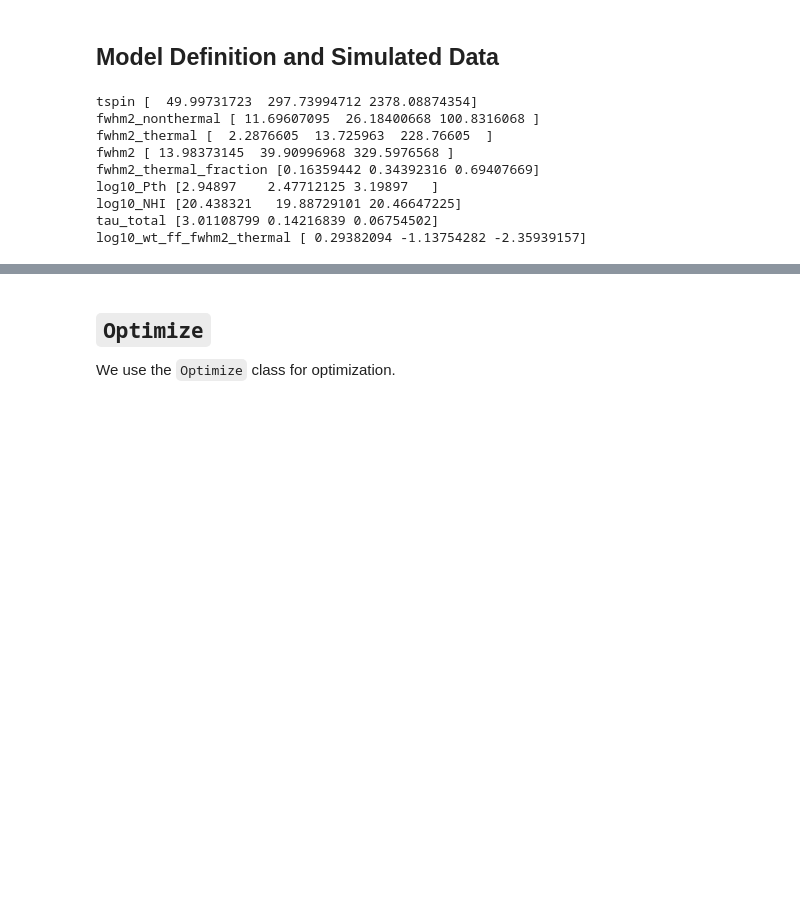
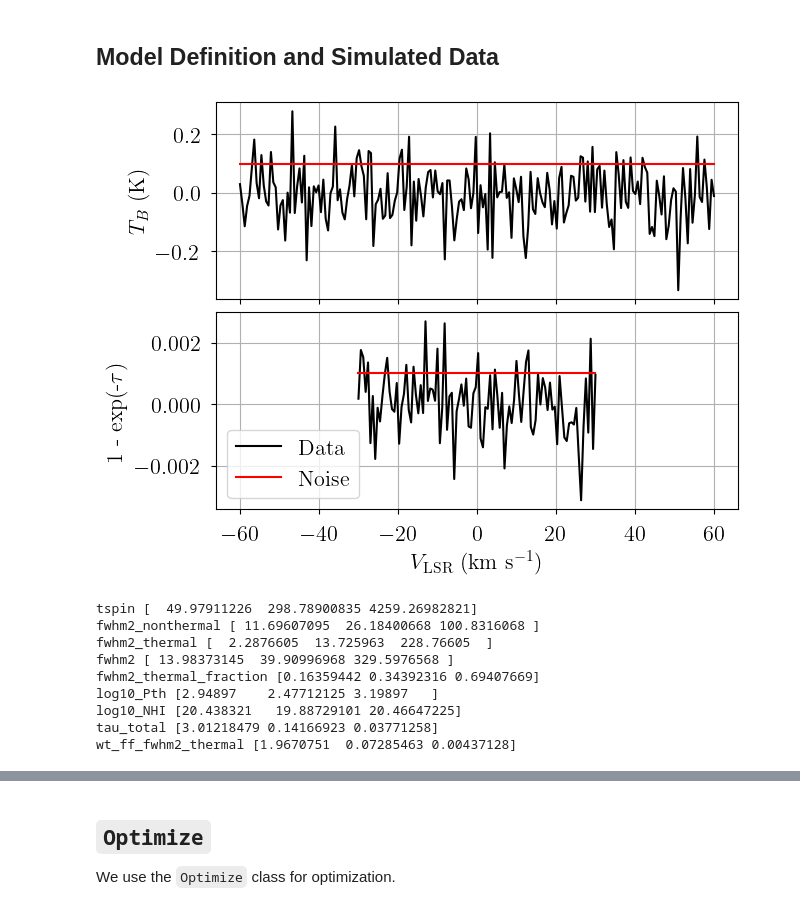
Before and after one commit to tvwenger/caribou_hi, a Jupyter notebook: docs/source/notebooks/optimization.ipynb, the cells around one changed output, grey strips where cells are left out. Cells and saved outputs as stored; diff of their text form; code cells hidden in the pictures; blank space fills up the shorter version.

```diff
--- a/docs/source/notebooks/optimization.ipynb
+++ b/docs/source/notebooks/optimization.ipynb
@@ -37,34 +37,47 @@ from bayes_spec import SpecData
 
 # spectral axes definitions
 emission_axis = np.linspace(-60.0, 60.0, 200)  # km s-1
 absorption_axis = np.linspace(-30.0, 30.0, 100)  # km s-1
 
 # data noise can either be a scalar (assumed constant noise across the spectrum)
 # or an array of the same length as the data
 rms_emission = 0.1  # K
-rms_absorption = 0.01  # 1 - exp(-tau)
+rms_absorption = 0.001  # 1 - exp(-tau)
 
 # brightness data. In this case, we just throw in some random data for now
 # since we are only doing this in order to simulate some actual data.
 emission = rms_emission * np.random.randn(len(emission_axis))
 absorption = rms_absorption * np.random.randn(len(absorption_axis))
 
 dummy_data = {
     "emission": SpecData(
         emission_axis,
         emission,
         rms_emission,
         xlabel=r"$V_{\rm LSR}$ (km s$^{-1}$)",
         ylabel=r"$T_B$ (K)",
     ),
     "absorption": SpecData(
         absorption_axis,
         absorption,
         rms_absorption,
         xlabel=r"$V_{\rm LSR}$ (km s$^{-1}$)",
         ylabel=r"1 - exp(-$\tau$)",
     ),
 }
+
+# Plot dummy data
+fig, axes = plt.subplots(2, layout="constrained", sharex=True)
+axes[0].plot(dummy_data["emission"].spectral, dummy_data["emission"].brightness, "k-")
+axes[0].plot(dummy_data["emission"].spectral, dummy_data["emission"].noise, "r-")
+axes[1].plot(dummy_data["absorption"].spectral, dummy_data["absorption"].brightness, "k-", label="Data")
+axes[1].plot(dummy_data["absorption"].spectral, dummy_data["absorption"].noise, "r-", label="Noise")
+axes[1].set_xlabel(dummy_data["emission"].xlabel)
+axes[0].set_ylabel(dummy_data["emission"].ylabel)
+axes[1].set_ylabel(dummy_data["absorption"].ylabel)
+_ = axes[1].legend(loc="lower left")
+# %% [output]
+[figure, added]
 # %%
 from caribou_hi import EmissionAbsorptionPhysicalModel
 
@@ -100,11 +113,11 @@ filling_factor = np.array([0.2, 0.8, 1.0])
 absorption_weight = np.array([0.9, 0.8, 1.0])
 log10_nHI = np.array([1.25, 0.0, -0.5])
 tkin = np.array([50.0, 300.0, 5000.0])
-log10_n_alpha = np.array([-5.0, -6.0, -7.0])
+n_alpha = np.array([1.0e-6, 2.0e-6, 3.0e-6])
 depth = np.array([5.0, 25.0, 300.0])
 nth_fwhm_1pc = np.array([2.0, 1.75, 1.5])
 
-tspin = physics.calc_spin_temp(tkin, 10.0**log10_nHI, 10.0**log10_n_alpha).eval()
+tspin = physics.calc_spin_temp(tkin, 10.0**log10_nHI, n_alpha).eval()
 print("tspin", tspin)
 
 fwhm2_nonthermal = physics.calc_nonthermal_fwhm(depth, nth_fwhm_1pc, 1/3)**2.0
@@ -128,18 +141,22 @@ print("log10_NHI", log10_NHI)
 tau_total = physics.calc_tau_total(10.0**log10_NHI, tspin)
 print("tau_total", tau_total)
 
-log10_wt_ff_fwhm2_thermal = np.log10(absorption_weight / filling_factor / fwhm2_thermal)
-print("log10_wt_ff_fwhm2_thermal", log10_wt_ff_fwhm2_thermal)
+#wt_ff_tspin = absorption_weight / filling_factor / tspin
+#print("wt_ff_tspin", wt_ff_tspin)
+wt_ff_fwhm2_thermal = absorption_weight / filling_factor / fwhm2_thermal
+print("wt_ff_fwhm2_thermal", wt_ff_fwhm2_thermal)
 
 sim_params = {
-    "log10_wt_ff_fwhm2_thermal": log10_wt_ff_fwhm2_thermal,
+    "wt_ff_fwhm2_thermal": wt_ff_fwhm2_thermal,
     "absorption_weight": absorption_weight,
     "filling_factor": filling_factor,
     "log10_NHI": log10_NHI,
+    "tau_total": tau_total,
+    "tspin": tspin,
     "fwhm2": fwhm2,
     "fwhm2_thermal_fraction": fwhm2_thermal_fraction,
     "velocity": np.array([-5.0, 5.0, 10.0]),
-    "log10_n_alpha": log10_n_alpha,
+    "n_alpha": n_alpha,
     "nth_fwhm_1pc": nth_fwhm_1pc,
     "baseline_absorption_norm": [0.0],
 }
@@ -170,12 +187,12 @@ data = {
     ),
 }
 # %% [output]
-tspin [  49.99731723  297.73994712 2378.08874354]
+tspin [  49.97911226  298.78900835 4259.26982821]
 fwhm2_nonthermal [ 11.69607095  26.18400668 100.8316068 ]
 fwhm2_thermal [  2.2876605  13.725963  228.76605  ]
 fwhm2 [ 13.98373145  39.90996968 329.5976568 ]
 fwhm2_thermal_fraction [0.16359442 0.34392316 0.69407669]
 log10_Pth [2.94897    2.47712125 3.19897   ]
 log10_NHI [20.438321   19.88729101 20.46647225]
-tau_total [3.01108799 0.14216839 0.06754502]
-log10_wt_ff_fwhm2_thermal [ 0.29382094 -1.13754282 -2.35939157]
+tau_total [3.01218479 0.14166923 0.03771258]
+wt_ff_fwhm2_thermal [1.9670751  0.07285463 0.00437128]
```
Also changed, not shown: parts of 10 cells of this notebook, 16 other files.
